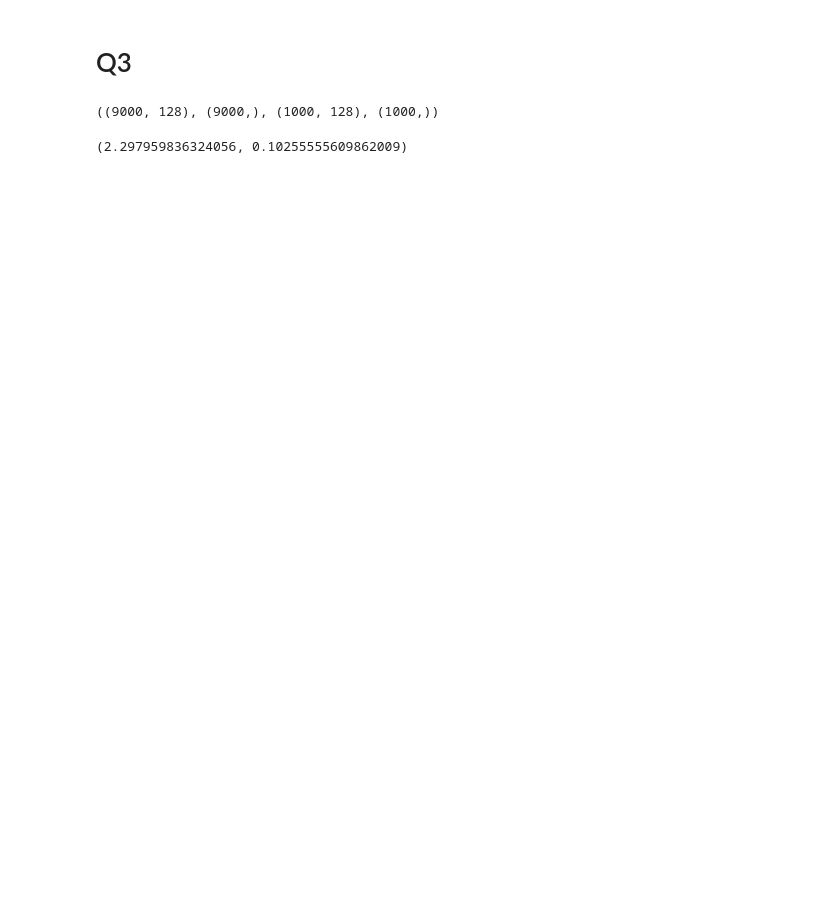
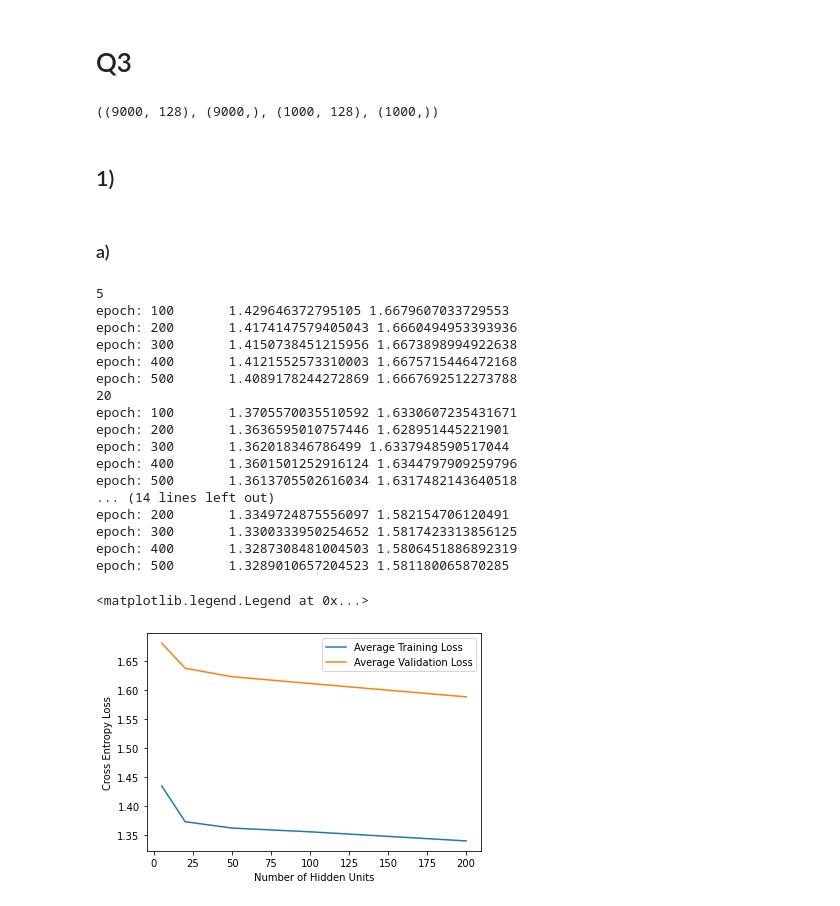
Before and after one commit to itissandeep98/ML-Assignments, a Jupyter notebook: Assignment3/ML_Assignment3.ipynb, the cells around one changed output. Drawn from its saved outputs; the diff is of its cells as text; code cells hidden in the pictures; blank space fills up the shorter version.

```diff
--- a/Assignment3/ML_Assignment3.ipynb
+++ b/Assignment3/ML_Assignment3.ipynb
@@ -558,12 +541,3 @@ class MyDataset(data.Dataset):
 
   def __getitem__(self,i):
     return self.X[i],self.y[i]
-
-train_data=MyDataset(X_train,y_train)
-train_iterator = data.DataLoader(train_data, shuffle = True, batch_size = BATCH_SIZE)
-# %%
-device = torch.device('cuda' if torch.cuda.is_available() else 'cpu')
-criterion = nn.CrossEntropyLoss()
-model = model.to(device)
-criterion = criterion.to(device)
-optimizer = optim.Adam(model.parameters())
@@ -606,4 +581,64 @@ def train(model, iterator, optimizer, criterion, device):
-# %%
-train(model,train_iterator,optimizer,criterion,device)
-# %% [output]
-(2.297959836324056, 0.10255555609862009)
+# %% [markdown]
+## 1)
+# %% [markdown]
+### a)
+# %%
+hidden_units=[5, 20, 50, 100 ,200]
+input_size=128
+output_size=10
+
+ce_loss=[]
+val_loss=[]
+
+criterion = nn.CrossEntropyLoss()
+criterion = criterion.to(device)
+
+train_data=MyDataset(X_train,y_train)
+val_data=MyDataset(X_val,y_val)
+
+for h_unit in hidden_units:
+  print(h_unit)
+  train_iterator = data.DataLoader(train_data, shuffle = True, batch_size = 1024)
+  val_iterator = data.DataLoader(val_data, batch_size = 126)
+  model = nn.Sequential(nn.Linear(input_size, h_unit),
+                        nn.ReLU(),
+                        nn.Linear(h_unit, output_size),
+                        nn.Softmax(dim=1))
+  # model=MLP(input_size,output_size,h_unit)
+  optimizer = optim.Adam(model.parameters(),lr=0.01)
+
+  t_loss,v_loss=train(model,
+                      train_iterator,
+                      val_iterator,
+                      optimizer,
+                      criterion,
+                      device,
+                      500)
+  ce_loss.append(t_loss)
+  val_loss.append(v_loss)
+
+plt.plot(hidden_units,ce_loss,label="Average Training Loss")
+plt.plot(hidden_units,val_loss,label="Average Validation Loss")
+plt.ylabel("Cross Entropy Loss")
+plt.xlabel("Number of Hidden Units")
+plt.legend()
+# %% [output]
+5
+epoch: 100       1.429646372795105 1.6679607033729553
+epoch: 200       1.4174147579405043 1.6660494953393936
+epoch: 300       1.4150738451215956 1.6673898994922638
+epoch: 400       1.4121552573310003 1.6675715446472168
+epoch: 500       1.4089178244272869 1.6667692512273788
+20
+epoch: 100       1.3705570035510592 1.6330607235431671
+epoch: 200       1.3636595010757446 1.628951445221901
+epoch: 300       1.362018346786499 1.6337948590517044
+epoch: 400       1.3601501252916124 1.6344797909259796
+epoch: 500       1.3613705502616034 1.6317482143640518
+... (14 lines left out)
+epoch: 200       1.3349724875556097 1.582154706120491
+epoch: 300       1.3300333950254652 1.5817423313856125
+epoch: 400       1.3287308481004503 1.5806451886892319
+epoch: 500       1.3289010657204523 1.581180065870285
+<matplotlib.legend.Legend at 0x...>
+[figure, added]
```
Also changed, not shown: parts of 28 cells of this notebook.
